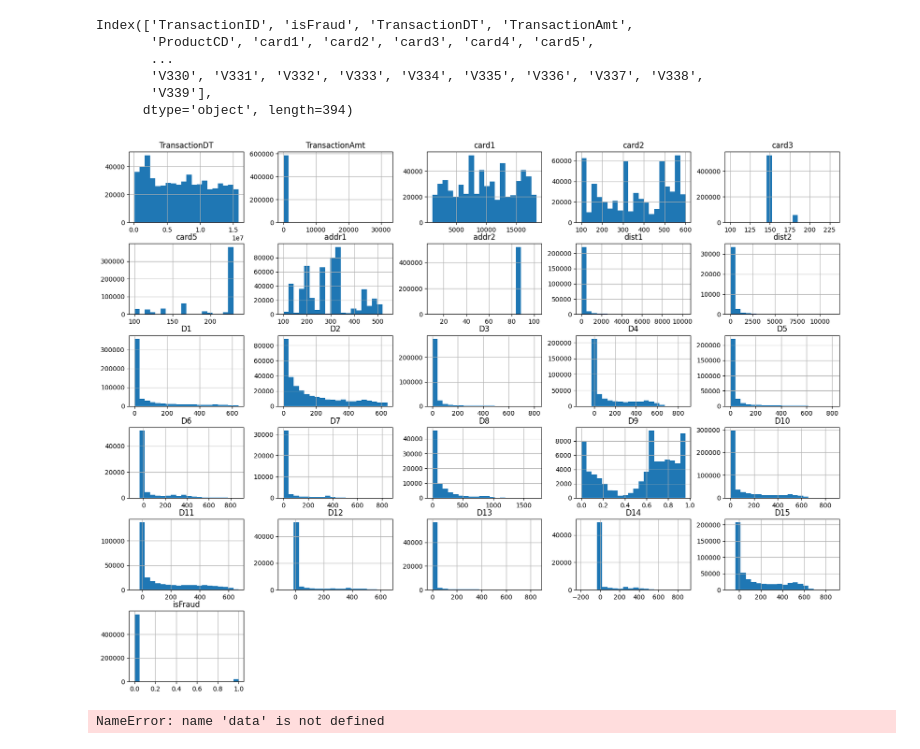
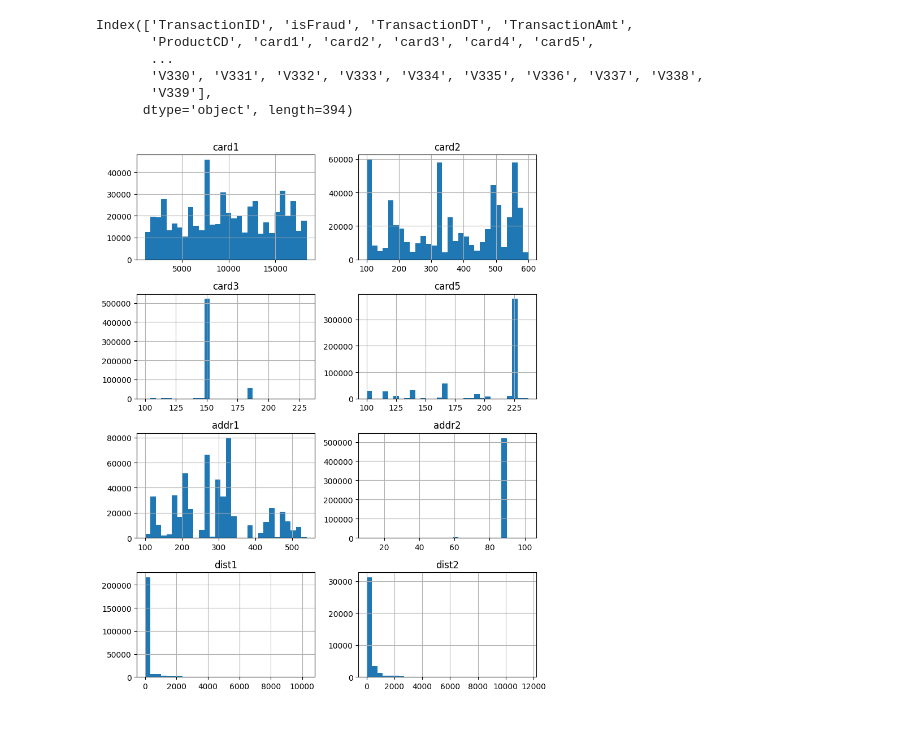
Before and after one commit to AngelMalpartida/Data-Fraud-Detection, a Jupyter notebook: AnalisisExploratorio2.ipynb, the cells around one changed output. Saved outputs shown, nothing was run; the diff lists cells and outputs as text; code cells hidden in the pictures.

```diff
--- a/AnalisisExploratorio2.ipynb
+++ b/AnalisisExploratorio2.ipynb
@@ -209,22 +295,21 @@ Index(['TransactionID', 'isFraud', 'TransactionDT', 'TransactionAmt',
        'V339'],
       dtype='object', length=394)
 # %%
-columnas_a_graficar=data[['TransactionDT','TransactionAmt','card1','card2', 'card3', 'card5','addr1','addr2','dist1','dist2','D1','D2'
-                          ,'D3','D4','D5','D6','D7','D8','D9','D10','D11','D12','D13','D14','D15','isFraud']]
-
-columnas_a_graficar.hist(bins=20, figsize=(20, 15))
+#columnas_a_graficar=data[['TransactionDT','TransactionAmt','card1','card2', 'card3', 'card5','addr1','addr2','dist1','dist2','D1','D2'
+              #            ,'D3','D4','D5','D6','D7','D8','D9','D10','D11','D12','D13','D14','D15','isFraud']]
+columnas_a_graficar = data[['card1', 'card2', 'card3', 'card5', 'addr1', 'addr2', 'dist1', 'dist2']]
+fig, axes = plt.subplots(nrows=4, ncols=2, figsize=(8, 10))
+columnas_a_graficar.hist(bins=30, ax=axes)
+plt.tight_layout()
 plt.show()
 # %% [output]
-[figure, old version]
+[figure, new version]
 # %%
 columnas_a_graficar=data[['TransactionDT','TransactionAmt','card1','card2', 'card3', 'card5','addr1','addr2','dist1','dist2','D1','D2'
-                          ,'D3','D4','D5','D6','D7','D8','D9','D10','D11','D12','D13','D14','D15']]
-                         # ,'C1','C2','C3','C4','C5','C6','C7','C8','C9','C10','C11','C12','C13','C14','isFraud']]
+                          ,'D3','D4','D5','D6','D7','D8','D9','D10','D11','D12','D13','D14','D15'#]]
+                          ,'C1','C2','C3','C4','C5','C6','C7','C8','C9','C10','C11','C12','C13','C14','isFraud']]
 
 plt.figure(figsize=(20,16))
 sns.heatmap(columnas_a_graficar,
             annot=True,
             cmap='Blues')
-plt.show()
-# %% [output]
-NameError: name 'data' is not defined
```
Also changed, not shown: parts of 21 cells of this notebook, 2 other files.
